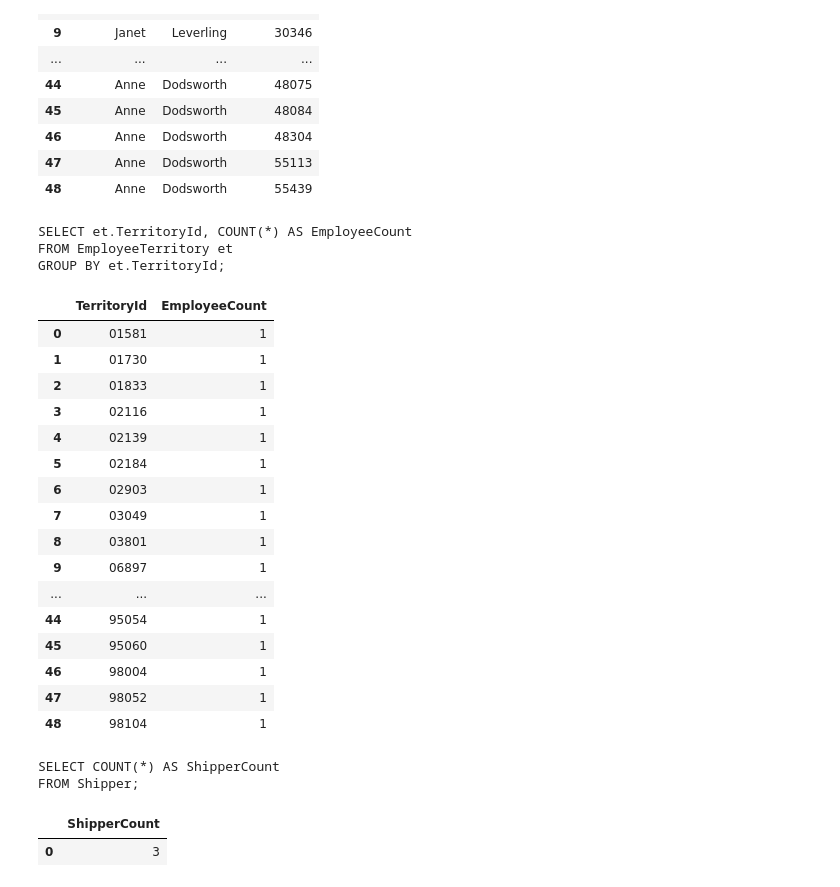
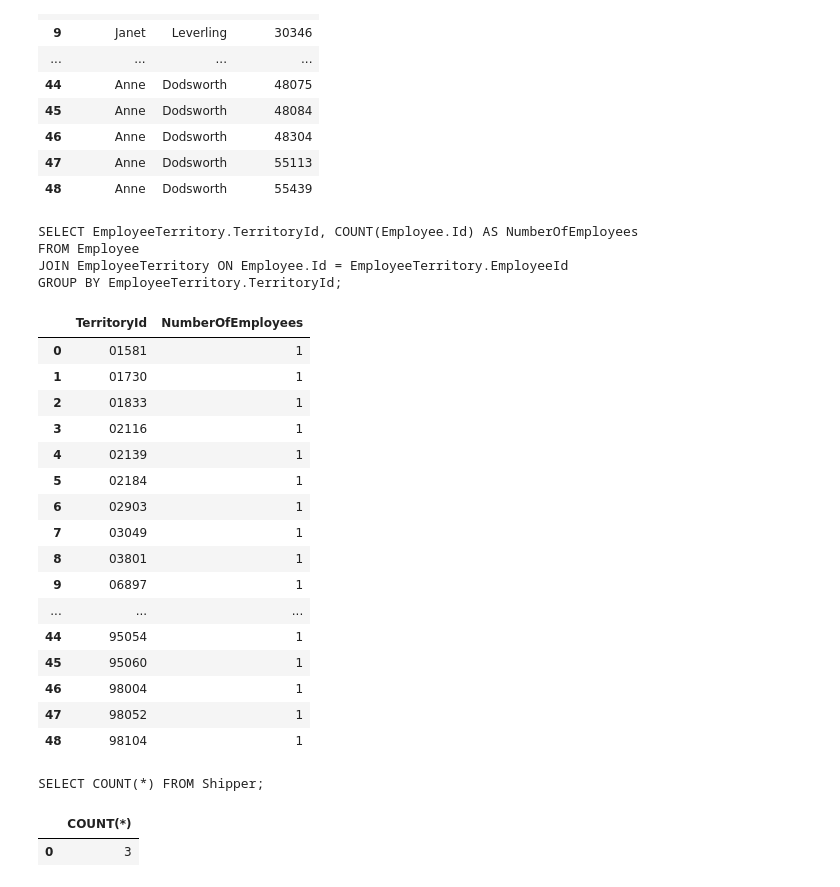
Before and after one commit to DataForScience/OpenAI, a Jupyter notebook: 5. Code Generation.ipynb, the cells around one changed output. Drawn from its saved outputs; the diff is of its cells as text; code cells hidden in the pictures.

Commit message:
move notebooks to latest openai api version

```diff
--- a/5. Code Generation.ipynb
+++ b/5. Code Generation.ipynb
@@ -61,7 +62,7 @@ colors = plt.rcParams['axes.prop_cycle'].by_key()['color']
 # %% [markdown]
 # Text to Code
 # %%
-openai.api_key = os.getenv("OPENAI_API_KEY")
+client = OpenAI()
 # %%
 messages = [
         {"role": "system", "content": """You are a grumpy but expert Python programmer
@@ -70,9 +71,9 @@ messages = [
         Fibonacci numbers. Don't provide any explanation, just the code"""},
   ]
 # %%
-response = openai.ChatCompletion.create(
+response = client.chat.completions.create(
     # GPT-3.5-Turbo now incorporates the Codex functionality
-    model="gpt-3.5-turbo",
+    model="gpt-4",
     messages=messages,
     temperature=0,
     max_tokens=1024
@@ -105,17 +106,17 @@ Let us define a utility function to make sequential queries easier
 def chat(messages, prompt):
     messages.append({"role":"user", "content":prompt})
 
-    response = openai.ChatCompletion.create(
+    response = client.chat.completions.create(
         # GPT-3.5-Turbo now incorporates the Codex functionality
-        model="gpt-3.5-turbo",
+        model="gpt-4",
         messages=messages,
         temperature=0,
         max_tokens=1024
     )
 
-    print(response["choices"][0]['message']['content'])
+    messages.append(response.choices[0].message)
 
-    messages.append(response["choices"][0]['message'])
+    return messages[-1].content
 # %% [markdown]
 # Adding comments
 # %%
@@ -244,18 +239,17 @@ JOIN EmployeeTerritory et ON e.Id = et.EmployeeId;
 | 47 | Anne | Dodsworth | 55113 |
 | 48 | Anne | Dodsworth | 55439 |
 # %%
-chat(messages, "Compute how many employees work in each territory")
+sql_query = chat(messages, "Compute how many employees work in each territory")
+print(sql_query)
 # %% [output]
-SELECT et.TerritoryId, COUNT(*) AS EmployeeCount
-FROM EmployeeTerritory et
-GROUP BY et.TerritoryId;
+SELECT EmployeeTerritory.TerritoryId, COUNT(Employee.Id) AS NumberOfEmployees
+FROM Employee
+JOIN EmployeeTerritory ON Employee.Id = EmployeeTerritory.EmployeeId
+GROUP BY EmployeeTerritory.TerritoryId;
 # %%
-pd.read_sql( """SELECT TerritoryId, COUNT(EmployeeId) AS EmployeeCount
-FROM EmployeeTerritory
-GROUP BY TerritoryId;
-""", con)
+pd.read_sql(sql_query, con)
 # %% [output]
-|  | TerritoryId | EmployeeCount |
+|  | TerritoryId | NumberOfEmployees |
 | 0 | 01581 | 1 |
 | 1 | 01730 | 1 |
 | 2 | 01833 | 1 |
@@ -273,14 +267,12 @@ GROUP BY TerritoryId;
 | 47 | 98052 | 1 |
 | 48 | 98104 | 1 |
 # %%
-chat(messages, "How many shippers do we work with?")
+sql_query = chat(messages, "How many shippers do we work with?")
+print(sql_query)
 # %% [output]
-SELECT COUNT(*) AS ShipperCount
-FROM Shipper;
+SELECT COUNT(*) FROM Shipper;
 # %%
-pd.read_sql( """SELECT COUNT(*) AS ShipperCount
-FROM Shipper;
-""", con)
+pd.read_sql(sql_query, con)
 # %% [output]
-|  | ShipperCount |
+|  | COUNT(*) |
 | 0 | 3 |
```
Also changed, not shown: parts of 10 cells of this notebook, 8 other files.
